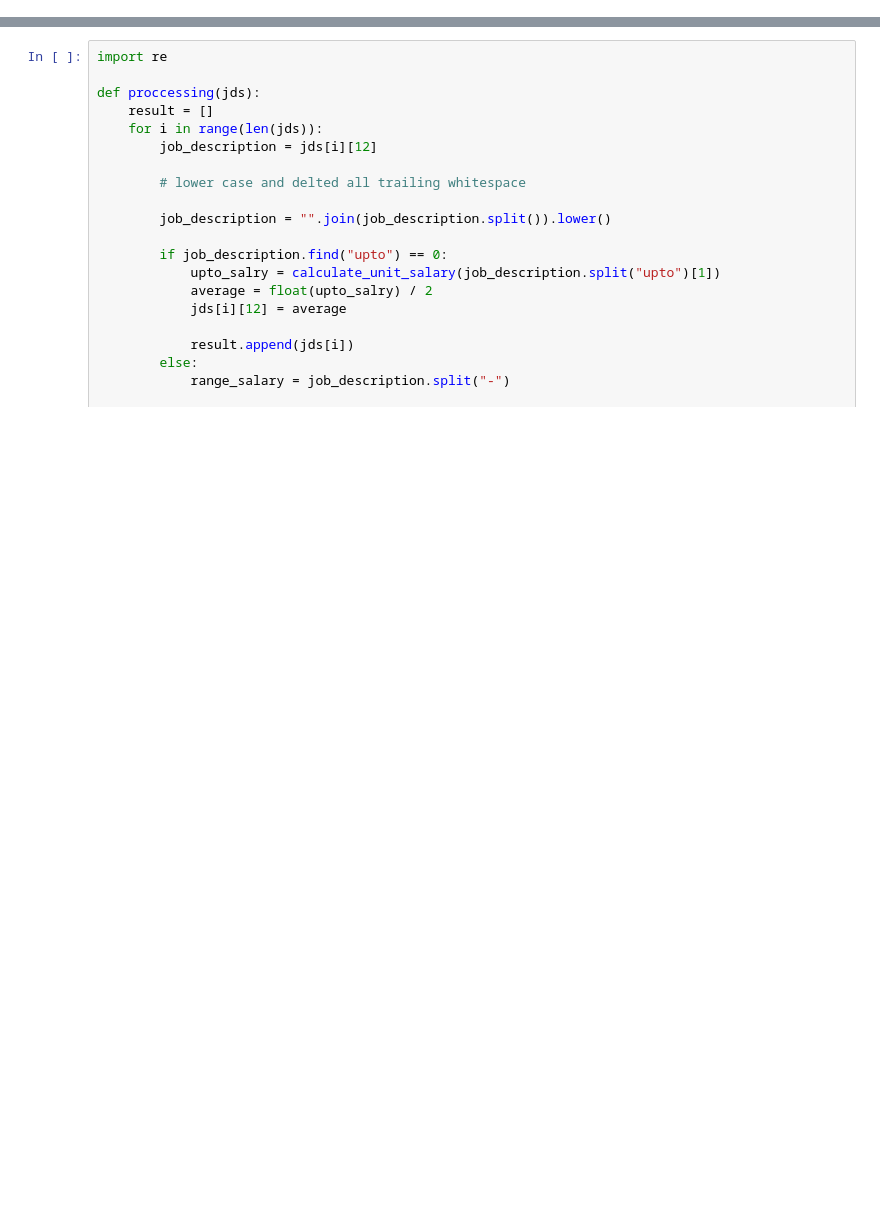
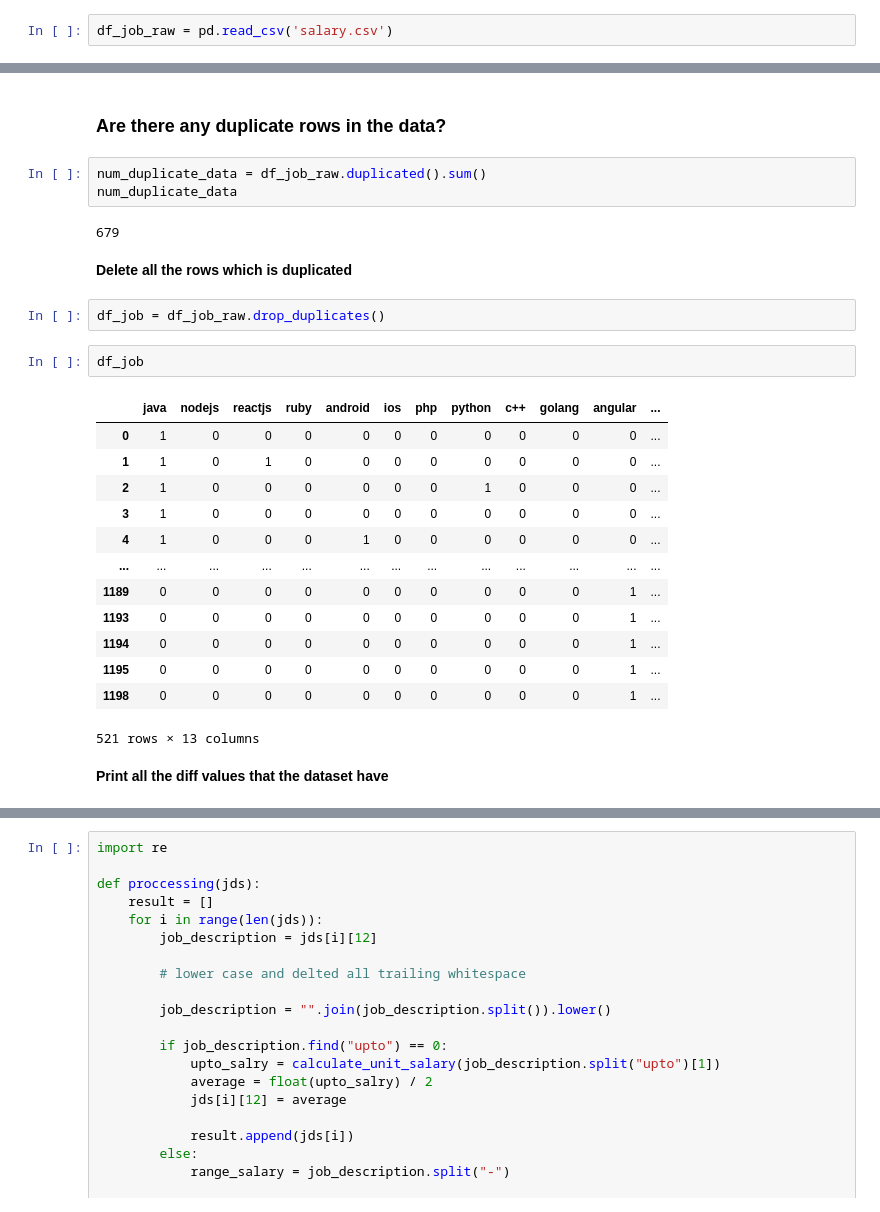
Before and after one commit to vochihieu8320/IDS_GROUP11_2022, a Jupyter notebook: data_explore.ipynb, the cells around one changed output, grey strips where cells are left out. Cells and saved outputs as stored; diff of their text form; blank space fills up the shorter version.

```diff
--- a/data_explore.ipynb
+++ b/data_explore.ipynb
@@ -27,0 +16,2 @@ df = df.drop_duplicates()
+# %%
+df_job_raw = pd.read_csv('salary.csv')
@@ -27,0 +58,29 @@ df = df.drop_duplicates()
+# %% [markdown]
+### Are there any duplicate rows in the data?
+# %%
+num_duplicate_data = df_job_raw.duplicated().sum()
+num_duplicate_data
+# %% [output]
+679
+# %% [markdown]
+**Delete all the rows which is duplicated**
+# %%
+df_job = df_job_raw.drop_duplicates()
+# %%
+df_job
+# %% [output]
+|  | java | nodejs | reactjs | ruby | android | ios | php | python | c++ | golang | angular | ... |
+| 0 | 1 | 0 | 0 | 0 | 0 | 0 | 0 | 0 | 0 | 0 | 0 | ... |
+| 1 | 1 | 0 | 1 | 0 | 0 | 0 | 0 | 0 | 0 | 0 | 0 | ... |
+| 2 | 1 | 0 | 0 | 0 | 0 | 0 | 0 | 1 | 0 | 0 | 0 | ... |
+| 3 | 1 | 0 | 0 | 0 | 0 | 0 | 0 | 0 | 0 | 0 | 0 | ... |
+| 4 | 1 | 0 | 0 | 0 | 1 | 0 | 0 | 0 | 0 | 0 | 0 | ... |
+| ... | ... | ... | ... | ... | ... | ... | ... | ... | ... | ... | ... | ... |
+| 1189 | 0 | 0 | 0 | 0 | 0 | 0 | 0 | 0 | 0 | 0 | 1 | ... |
+| 1193 | 0 | 0 | 0 | 0 | 0 | 0 | 0 | 0 | 0 | 0 | 1 | ... |
+| 1194 | 0 | 0 | 0 | 0 | 0 | 0 | 0 | 0 | 0 | 0 | 1 | ... |
+| 1195 | 0 | 0 | 0 | 0 | 0 | 0 | 0 | 0 | 0 | 0 | 1 | ... |
+| 1198 | 0 | 0 | 0 | 0 | 0 | 0 | 0 | 0 | 0 | 0 | 1 | ... |
+521 rows × 13 columns
+# %% [markdown]
+**Print all the diff values that the dataset have**
```
Also changed, not shown: parts of 79 cells of this notebook.
